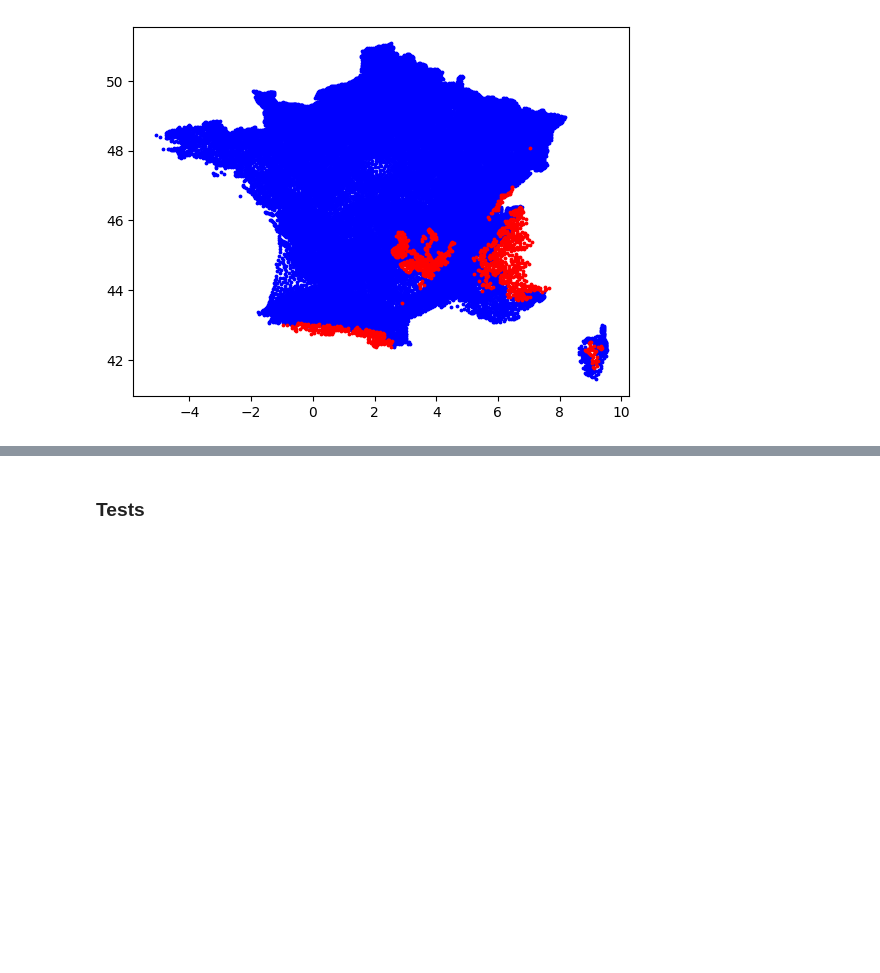
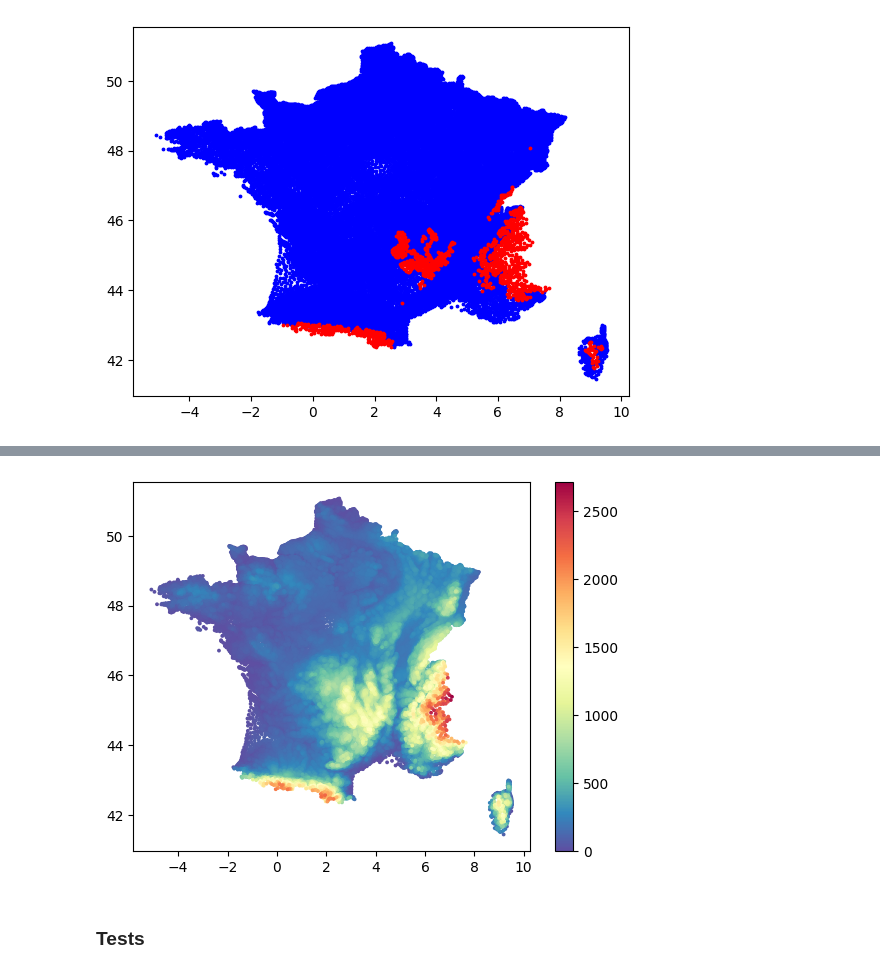
Before and after one commit to fran6w/TIDE, a Jupyter notebook: 01_TIDE_session.ipynb, the cells around one changed output, grey strips where cells are left out. Cells and saved outputs as stored; diff of their text form; code cells hidden in the pictures; blank space fills up the shorter version.

```diff
--- a/01_TIDE_session.ipynb
+++ b/01_TIDE_session.ipynb
@@ -664,3 +671,12 @@ def display(mot1, mot2):
+# %%
+plt.scatter(metro["Longitude"],
+            metro["Latitude"],
+            s=3,
+            c=metro["Altitude Moyenne"],
+            cmap="Spectral_r")
+plt.colorbar();
+# %% [output]
+[figure, added]
 # %% [markdown]
 ### Tests
 # %%
```
Also changed, not shown: parts of 2 cells of this notebook.
